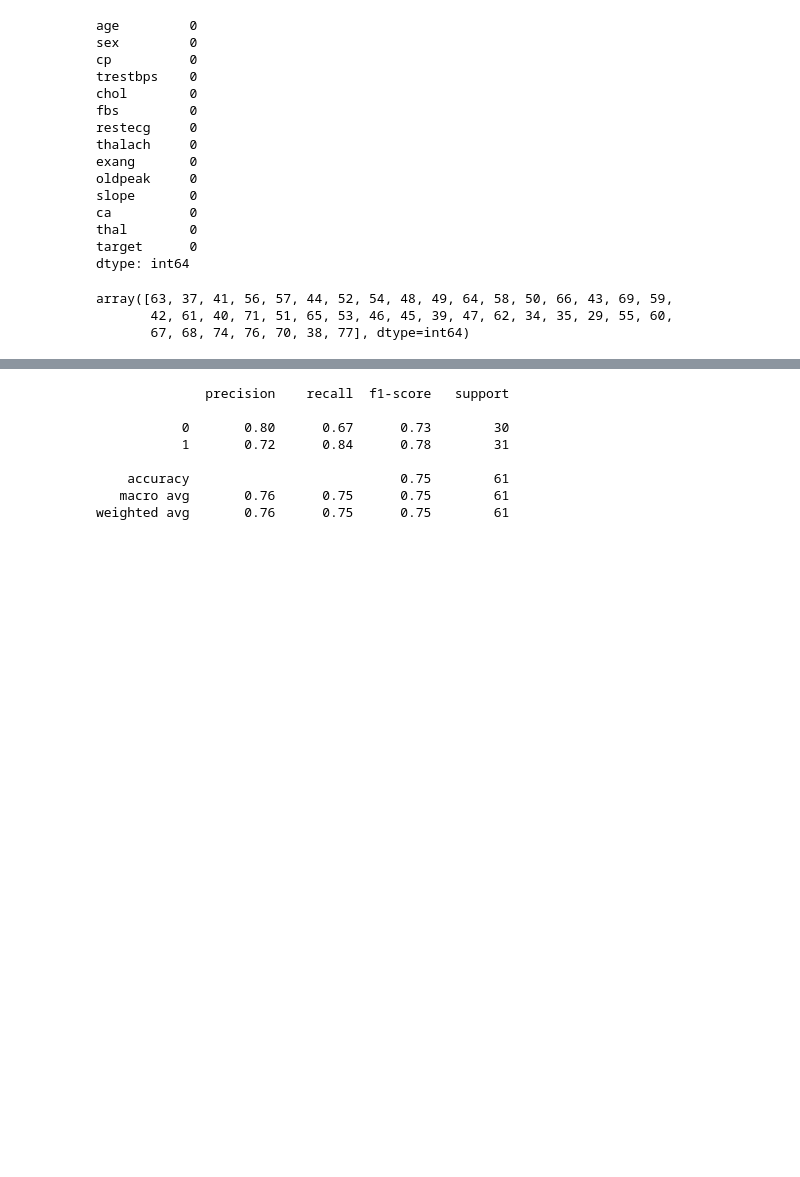
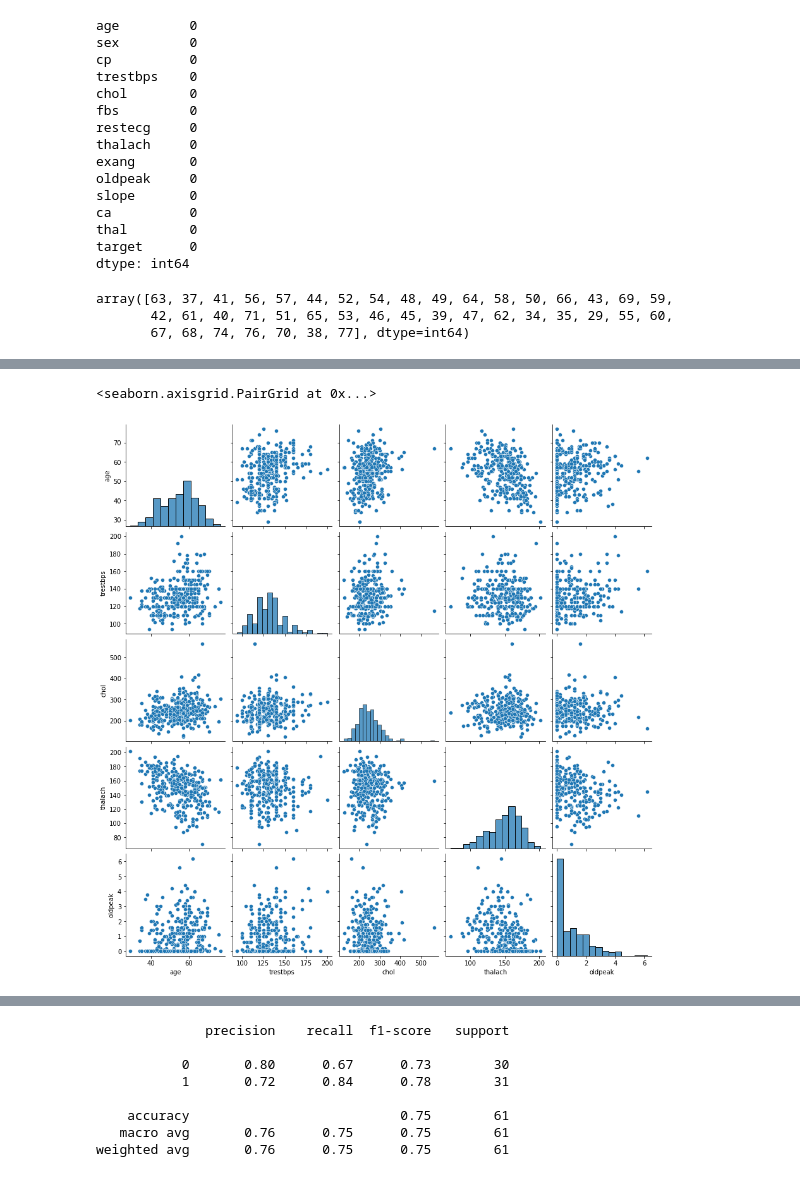
Before and after one commit to Aman20btrcd001/AML, a Jupyter notebook: heart_disease.ipynb, the cells around one changed output, grey strips where cells are left out. Drawn from its saved outputs; the diff is of its cells as text; code cells hidden in the pictures; blank space fills up the shorter version.

```diff
--- a/heart_disease.ipynb
+++ b/heart_disease.ipynb
@@ -77,0 +91,6 @@ df.describe()
+# %%
+subData = df[['age','trestbps','chol','thalach','oldpeak']]
+sns.pairplot(subData)
+# %% [output]
+<seaborn.axisgrid.PairGrid at 0x...>
+[figure, added]
```
Also changed, not shown: parts of 12 cells of this notebook.
